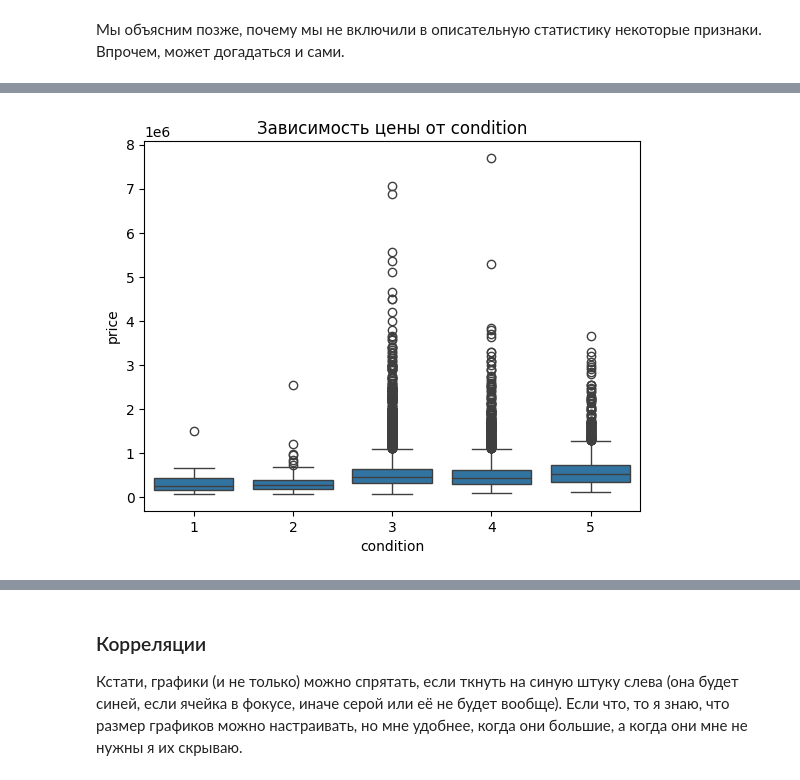
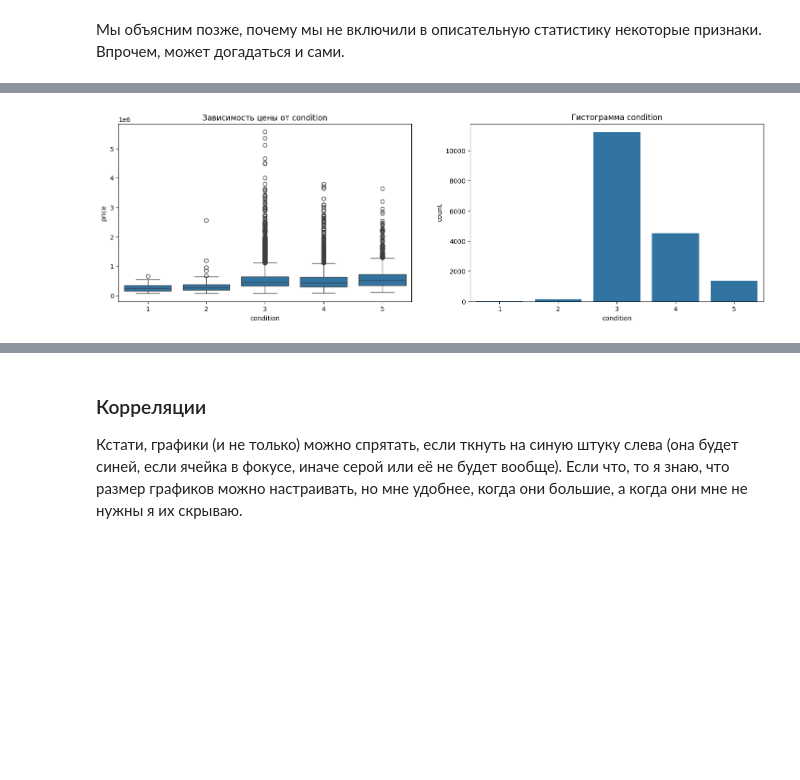
Before and after one commit to dragondangun/em_ml, a Jupyter notebook: 5. Linear Regression/LR.ipynb, the cells around one changed output, grey strips where cells are left out. Saved outputs shown, nothing was run; the diff lists cells and outputs as text; code cells hidden in the pictures; blank space fills up the shorter version.

```diff
--- a/5. Linear Regression/LR.ipynb
+++ b/5. Linear Regression/LR.ipynb
@@ -286,9 +293,14 @@ plt.show()
 # %%
-sns.boxplot(x='condition', y='price', data=df)
-plt.title('Зависимость цены от condition')
-plt.xlabel('condition')
-plt.ylabel('price')
+fig, axes = plt.subplots(1, 2, figsize=(18, 5))
+sns.boxplot(x='condition', y='price', data=train, ax=axes[0])
+sns.countplot(x='condition', data=train, ax=axes[1])
+axes[0].set_title('Зависимость цены от condition')
+axes[1].set_title('Гистограмма condition')
+axes[0].set_xlabel('condition')
+axes[1].set_xlabel('condition')
+axes[0].set_ylabel('price')
+axes[1].set_ylabel('count')
 plt.show()
 # %% [output]
-[figure, old version]
+[figure, new version]
 # %%
```
Also changed, not shown: parts of 9 cells of this notebook, 1 other file.
